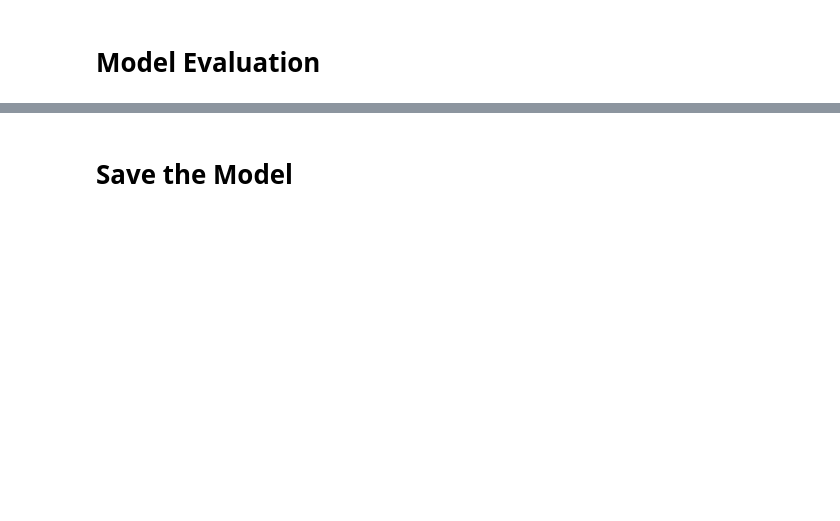
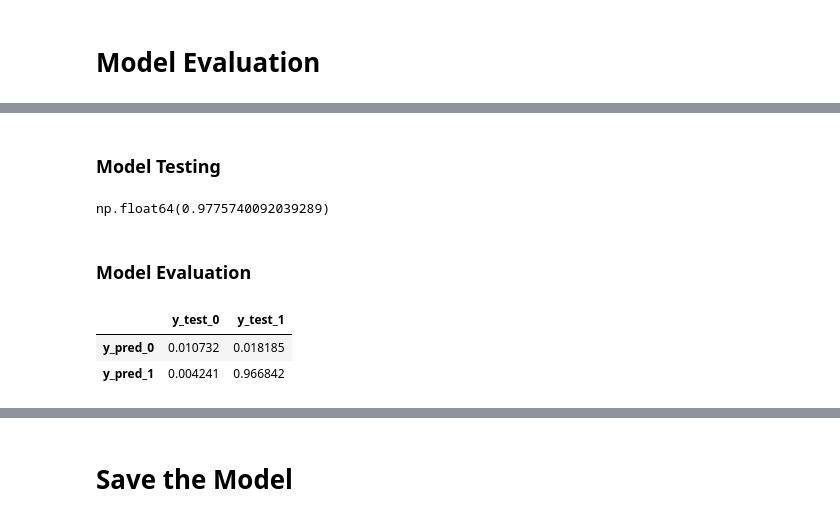
Before and after one commit to rdmouhouadi/Mental_Health_State_Prediction, a Jupyter notebook: Notebooks/Model_training/XGBOOST.ipynb, the cells around one changed output, grey strips where cells are left out. Saved outputs shown, nothing was run; the diff lists cells and outputs as text; code cells hidden in the pictures; blank space fills up the shorter version.

```diff
--- a/Notebooks/Model_training/XGBOOST.ipynb
+++ b/Notebooks/Model_training/XGBOOST.ipynb
@@ -183,0 +385,8 @@ y_test = df_test["Mental Illness"].values
+# %%
+# get the values of the columns for the training data
+X_train = df_train.drop(columns="Mental Illness").values
+y_train = df_train["Mental Illness"].values
+# %%
+# get the values of the columns for the test data
+X_test = df_test.drop(columns="Mental Illness").values
+y_test = df_test["Mental Illness"].values
@@ -183,0 +395,23 @@ y_test = df_test["Mental Illness"].values
+# %%
+classifier3_xb = XGBClassifier(eta=0.01,gamma=0.1,learning_rate=0.3,max_depth=3, n_estimators=100, reg_alpha=1, reg_lambda= 1).fit(X_train, y_train)
+# %% [markdown]
+### Model Testing
+# %%
+y_test_predicted = classifier3_xb.predict(X_test)
+# %%
+(y_test_predicted == y_test).sum()/len(y_test)
+# %% [output]
+np.float64(0.9775740092039289)
+# %% [markdown]
+### Model Evaluation
+# %%
+cf = pd.DataFrame(
+    columns=["y_test_0","y_test_1"],index=["y_pred_0","y_pred_1"]
+)
+cf.loc[:,:] = confusion_matrix(y_true= y_test,y_pred= y_test_predicted)
+
+cf/len(y_test)
+# %% [output]
+|  | y_test_0 | y_test_1 |
+| y_pred_0 | 0.010732 | 0.018185 |
+| y_pred_1 | 0.004241 | 0.966842 |
```
Also changed, not shown: parts of 45 cells of this notebook, 4 other files.
